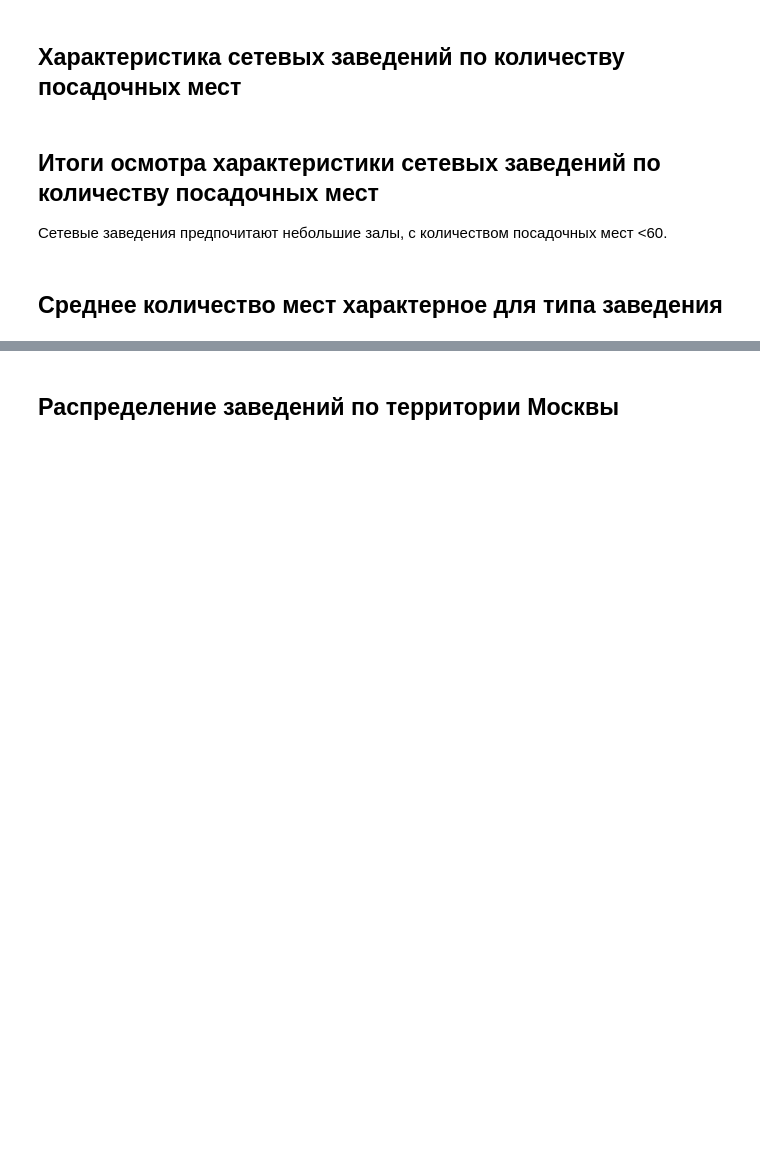
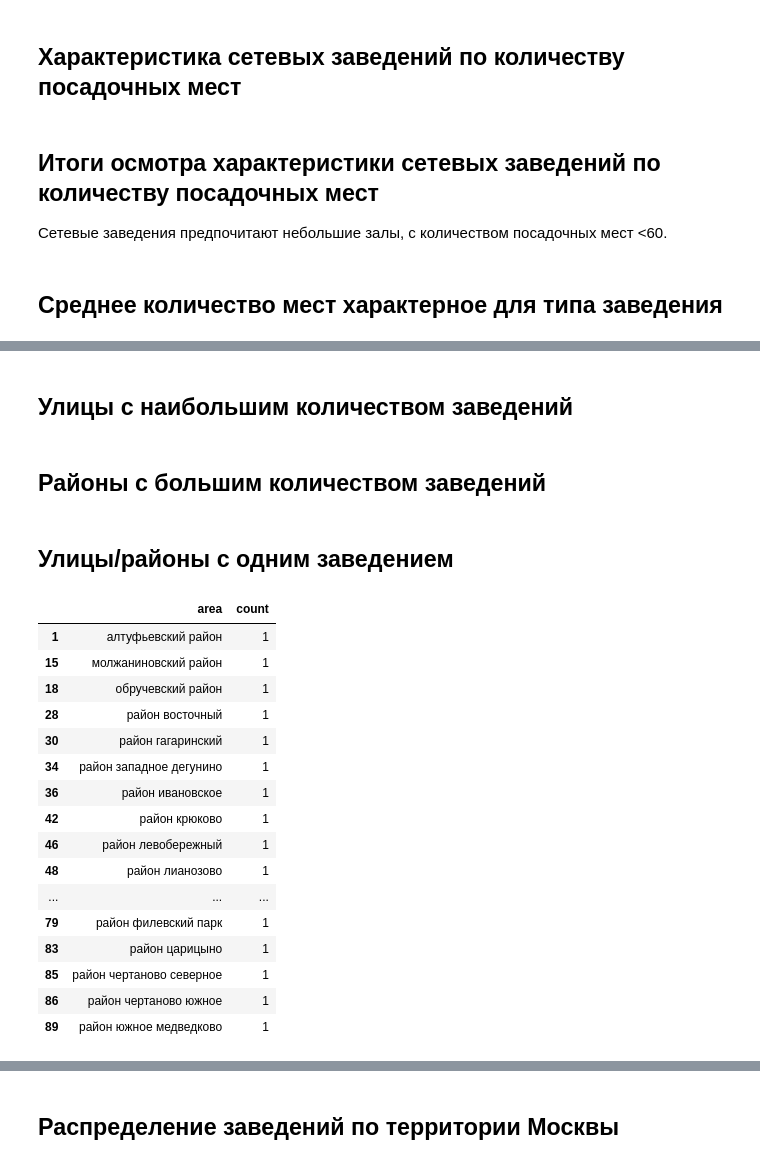
Before and after one commit to parabatareek/DataAnalyst, a Jupyter notebook: Projects/Project 9 - Анализ заведений общественного питания/Project 9 - Анализ заведений общественного питания.ipynb, the cells around one changed output, grey strips where cells are left out. Drawn from its saved outputs; the diff is of its cells as text; code cells hidden in the pictures; blank space fills up the shorter version.

```diff
--- a/Projects/Project 9 - Анализ заведений общественного питания/Project 9 - Анализ заведений общественного питания.ipynb
+++ b/Projects/Project 9 - Анализ заведений общественного питания/Project 9 - Анализ заведений общественного питания.ipynb
@@ -207,5 +145,0 @@ add_data = data_street.merge(data_region[['um_te','name']], on='um_te', how='lef
-# %%
-data = data.merge(add_data[['um_namef', 'name']], left_on='street', right_on='um_namef', how='left')\
-    .rename(columns={'name':'district'})\
-    .drop(columns='um_namef')
-data.isna().sum()
@@ -413,0 +301,3 @@ fig.show()
+# %% [markdown]
+<a id='analyze_top_street'></a>
+## Улицы с наибольшим количеством заведений ##
@@ -413,0 +322,3 @@ fig.show()
+# %% [markdown]
+<a id='analyze_low_area'></a>
+## Районы с большим количеством заведений ##
@@ -413,0 +345,35 @@ fig.show()
+# %% [markdown]
+<a id='analyze_low_area'></a>
+## Улицы/районы с одним заведением ##
+# %%
+area_low = data.groupby(by=['street'], as_index=False)\
+               .agg({'id':'count'})\
+               .rename(columns = {'id':'count'})\
+               .query('count == 1')\
+               .merge(data_street_reg[['streetname', 'area']],
+                      left_on='street',
+                      right_on='streetname',
+                      how='left')\
+                      .drop(columns='streetname')\
+                      .groupby(by='area', as_index=False)\
+                      .agg({'count':'count'})\
+                      .query('count == 1')
+display(area_low)
+# %% [output]
+|  | area | count |
+| 1 | алтуфьевский район | 1 |
+| 15 | молжаниновский район | 1 |
+| 18 | обручевский район | 1 |
+| 28 | район восточный | 1 |
+| 30 | район гагаринский | 1 |
+| 34 | район западное дегунино | 1 |
+| 36 | район ивановское | 1 |
+| 42 | район крюково | 1 |
+| 46 | район левобережный | 1 |
+| 48 | район лианозово | 1 |
+| ... | ... | ... |
+| 79 | район филевский парк | 1 |
+| 83 | район царицыно | 1 |
+| 85 | район чертаново северное | 1 |
+| 86 | район чертаново южное | 1 |
+| 89 | район южное медведково | 1 |
```
Also changed, not shown: parts of 54 cells of this notebook, 4 other files.
